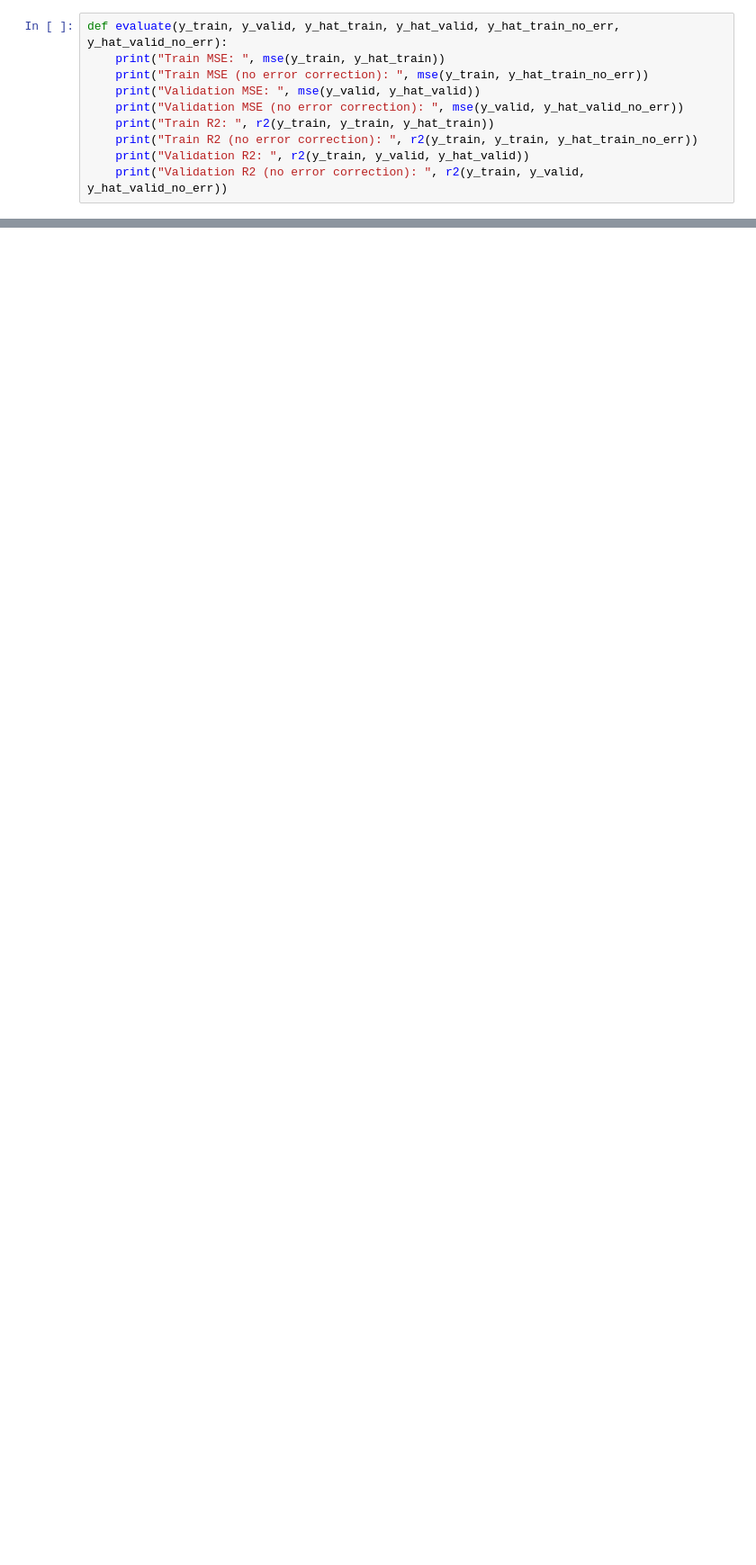
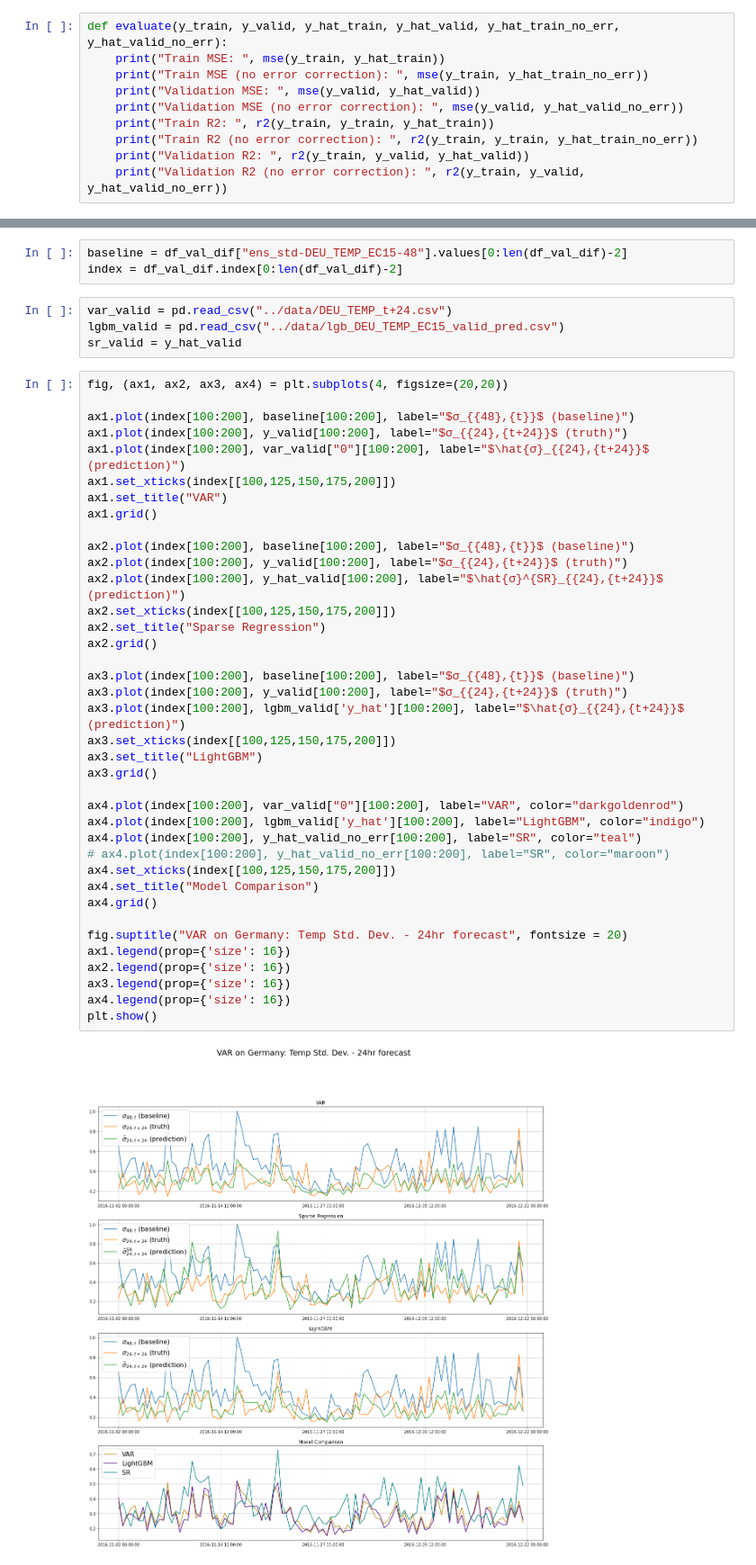
Before and after one commit to jaupimegi23/certainlyUncertain, a Jupyter notebook: models/feature_selection.ipynb, the cells around one changed output, grey strips where cells are left out. Shown at 90% size. Saved outputs shown, nothing was run; the diff lists cells and outputs as text; blank space fills up the shorter version.

```diff
--- a/models/feature_selection.ipynb
+++ b/models/feature_selection.ipynb
@@ -150,0 +229,47 @@ Validation R2 (no error correction):  0.6641451577261821
+# %%
+baseline = df_val_dif["ens_std-DEU_TEMP_EC15-48"].values[0:len(df_val_dif)-2]
+index = df_val_dif.index[0:len(df_val_dif)-2]
+# %%
+var_valid = pd.read_csv("../data/DEU_TEMP_t+24.csv")
+lgbm_valid = pd.read_csv("../data/lgb_DEU_TEMP_EC15_valid_pred.csv")
+sr_valid = y_hat_valid
+# %%
+fig, (ax1, ax2, ax3, ax4) = plt.subplots(4, figsize=(20,20))
+
+ax1.plot(index[100:200], baseline[100:200], label="$σ_{{48},{t}}$ (baseline)")
+ax1.plot(index[100:200], y_valid[100:200], label="$σ_{{24},{t+24}}$ (truth)")
+ax1.plot(index[100:200], var_valid["0"][100:200], label="$\hat{σ}_{{24},{t+24}}$ (prediction)")
+ax1.set_xticks(index[[100,125,150,175,200]])
+ax1.set_title("VAR")
+ax1.grid()
+
+ax2.plot(index[100:200], baseline[100:200], label="$σ_{{48},{t}}$ (baseline)")
+ax2.plot(index[100:200], y_valid[100:200], label="$σ_{{24},{t+24}}$ (truth)")
+ax2.plot(index[100:200], y_hat_valid[100:200], label="$\hat{σ}^{SR}_{{24},{t+24}}$ (prediction)")
+ax2.set_xticks(index[[100,125,150,175,200]])
+ax2.set_title("Sparse Regression")
+ax2.grid()
+
+ax3.plot(index[100:200], baseline[100:200], label="$σ_{{48},{t}}$ (baseline)")
+ax3.plot(index[100:200], y_valid[100:200], label="$σ_{{24},{t+24}}$ (truth)")
+ax3.plot(index[100:200], lgbm_valid['y_hat'][100:200], label="$\hat{σ}_{{24},{t+24}}$ (prediction)")
+ax3.set_xticks(index[[100,125,150,175,200]])
+ax3.set_title("LightGBM")
+ax3.grid()
+
+ax4.plot(index[100:200], var_valid["0"][100:200], label="VAR", color="darkgoldenrod")
+ax4.plot(index[100:200], lgbm_valid['y_hat'][100:200], label="LightGBM", color="indigo")
+ax4.plot(index[100:200], y_hat_valid_no_err[100:200], label="SR", color="teal")
+# ax4.plot(index[100:200], y_hat_valid_no_err[100:200], label="SR", color="maroon")
+ax4.set_xticks(index[[100,125,150,175,200]])
+ax4.set_title("Model Comparison")
+ax4.grid()
+
+fig.suptitle("VAR on Germany: Temp Std. Dev. - 24hr forecast", fontsize = 20)
+ax1.legend(prop={'size': 16})
+ax2.legend(prop={'size': 16})
+ax3.legend(prop={'size': 16})
+ax4.legend(prop={'size': 16})
+plt.show()
+# %% [output]
+[figure, added]
```
Also changed, not shown: parts of 17 cells of this notebook.
